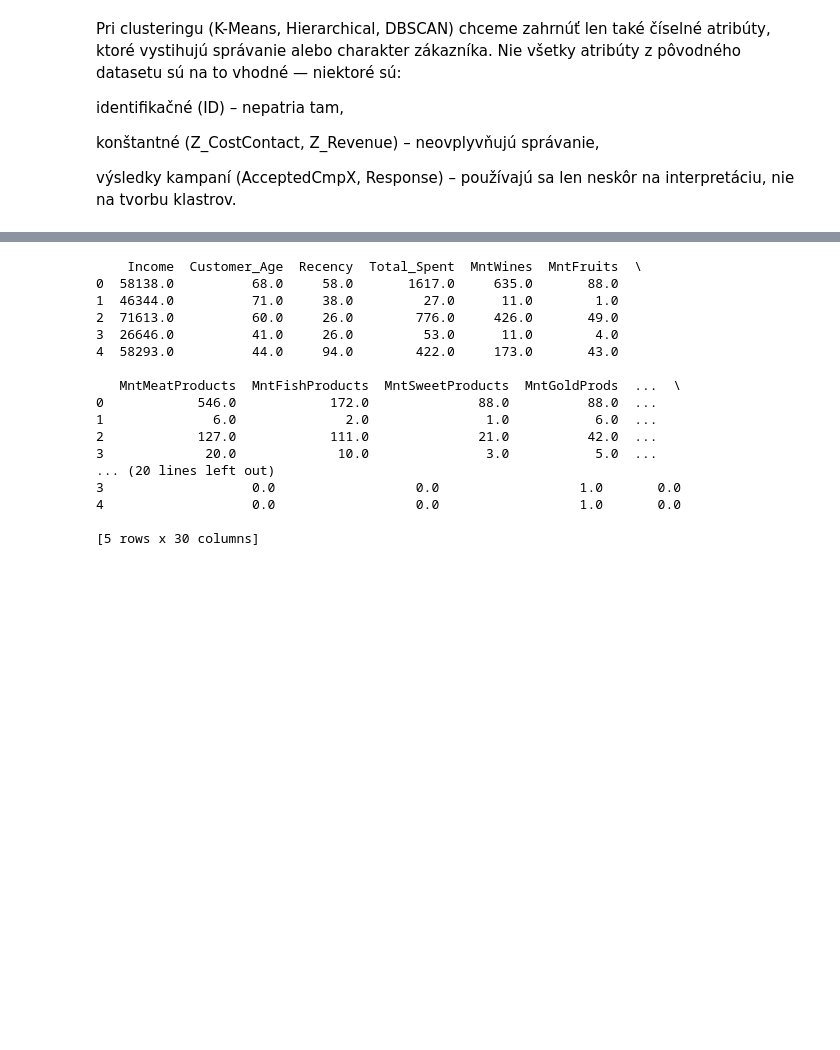
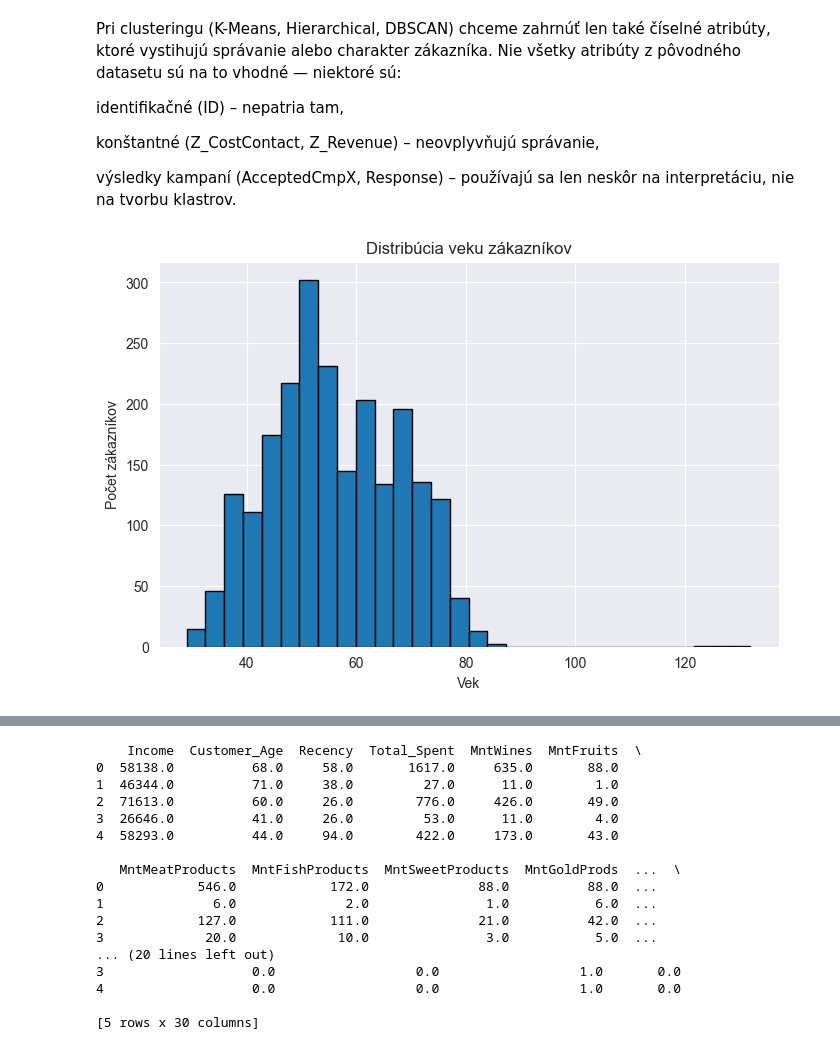
Before and after one commit to Kucharito/MachineLearning2, a Jupyter notebook: Projekt#1.ipynb, the cells around one changed output, grey strips where cells are left out. Cells and saved outputs as stored; diff of their text form; code cells hidden in the pictures; blank space fills up the shorter version.

```diff
--- a/Projekt#1.ipynb
+++ b/Projekt#1.ipynb
@@ -202,3 +203,14 @@ identifikačné (ID) – nepatria tam,
 konštantné (Z_CostContact, Z_Revenue) – neovplyvňujú správanie,
 
 výsledky kampaní (AcceptedCmpX, Response) – používajú sa len neskôr na interpretáciu, nie na tvorbu klastrov.
+# %%
+import matplotlib.pyplot as plt
+
+plt.figure(figsize=(8,5))
+plt.hist(df['Customer_Age'], bins=30, edgecolor='black')
+plt.title("Distribúcia veku zákazníkov")
+plt.xlabel("Vek")
+plt.ylabel("Počet zákazníkov")
+plt.show()
+# %% [output]
+[figure, added]
```
Also changed, not shown: parts of 12 cells of this notebook.
